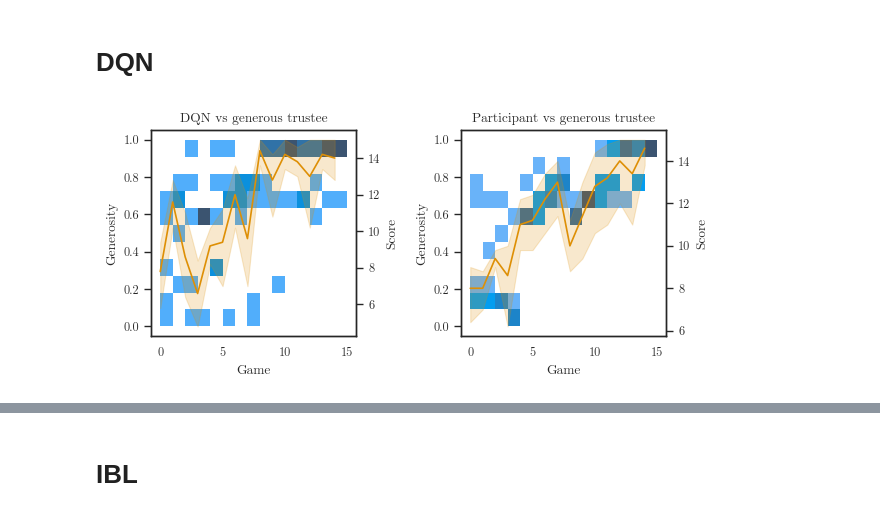
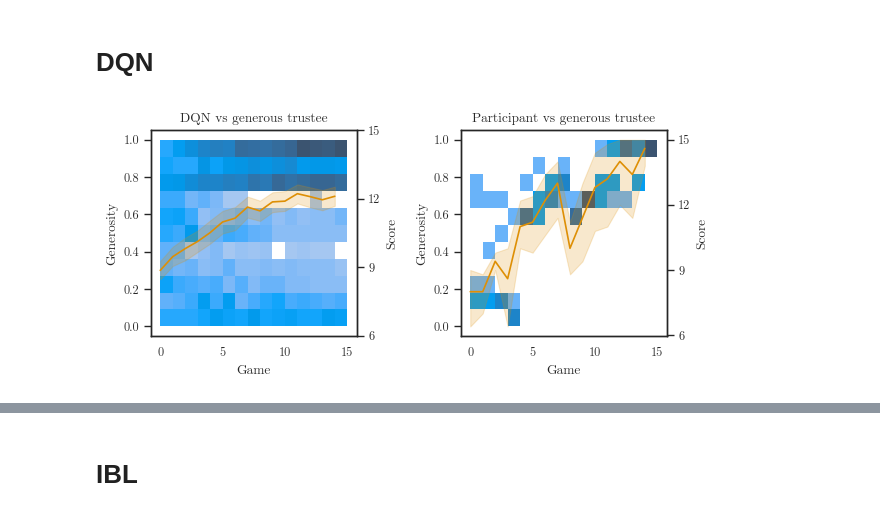
Before and after one commit to psipeter/social-value-orientation, a Jupyter notebook: experiment2.ipynb, the cells around one changed output, grey strips where cells are left out. Saved outputs shown, nothing was run; the diff lists cells and outputs as text; code cells hidden in the pictures.

```diff
--- a/experiment2.ipynb
+++ b/experiment2.ipynb
@@ -16,74 +16,49 @@ from T4T import *
 palette = sns.color_palette("colorblind")
 sns.set_palette(palette)
 sns.set(context='paper', style='white', font='CMU Serif', rc={'font.size':12, 'mathtext.fontset': 'cm'})
-# %%
-def run(agents, nGames, opponent, verbose=False):
-    dfs = []
-    for a, agent in enumerate(agents):
-        if verbose: print(f"{agent.ID}")
-        if opponent=='greedy':
-            t4ts = make_greedy_trustees(nGames, seed=a)
-        elif opponent=='generous':
-            t4ts = make_generous_trustees(nGames, seed=a)
-        for g in range(nGames):
-            if verbose: print(f"game {g}")
-            df = play_game(agent, t4ts[g], gameID=g, train=True)
-            dfs.extend(df)
-        del(agent)
-    data = pd.concat(dfs, ignore_index=True)
-    return data
 # %% [markdown]
 # DQN
 # %%
-nAgents = 1
+nAgents = 30
 nGames = 15
 pid = 'sree'
-
-seed=477
-nNeurons=67
-tau=2
-alpha=0.55
-gamma=0.53
-w_o=0.93
-w_i=0.01
-
 emp = pd.read_pickle("data/human_data_cleaned.pkl").query("ID==@pid & player=='investor'")
 opponent = emp['opponent'].unique()[0]
 
 agents = []
 for n in range(nAgents):
     agents.append(
         DQN(
         'investor',
         ID=f"DQN{n}",
         seed=seed if nAgents==1 else n,
-        nNeurons=nNeurons,
-        tau=tau,
-        alpha=alpha,
-        gamma=gamma,
+        nNeurons=100,
+        tau=5.1,
+        alpha=0.042,
+        gamma=0.95,
         explore='exponential',
         update='SARSA',
         w_s=1.0,
-        w_o=w_o,
-        w_i=w_i,
+        w_o=0,
+        w_i=0,
         nGames=nGames)
     )
 
-agentIDs = [agent.ID for agent in agents]
-sim = run(agents, nGames=nGames, opponent=opponent).query("ID in @agentIDs")
+IDs = [agent.ID for agent in agents]
+sim = run(agents, nGames=nGames, opponent=opponent).query("ID in @IDs")
 
 fig, axes = plt.subplots(nrows=1, ncols=2, figsize=((6.38, 3)))
 sns.histplot(data=sim, x='game', y='generosity', bins=(15, 11), binrange=((0, nGames),(0, 1)), ax=axes[0], color=palette[0])
 ax2 = axes[0].twinx()
 sns.lineplot(data=sim, x='game', y='coins', ax=ax2, color=palette[1])
 axes[0].set(title=f'DQN vs {opponent} trustee', xlabel='Game', ylabel='Generosity', yticks=((0.0, 0.2, 0.4, 0.6, 0.8, 1.0)))
-ax2.set(ylabel='Score')
+ax2.set(ylabel='Score', yticks=((6,9,12,15)))
 sns.histplot(data=emp, x='game', y='generosity', bins=(15, 11), binrange=((0, nGames),(0, 1)), ax=axes[1], color=palette[0])
 ax3 = axes[1].twinx()
 sns.lineplot(data=emp, x='game', y='coins', ax=ax3, color=palette[1])
 axes[1].set(title=f'Participant vs {opponent} trustee', xlabel='Game', ylabel='Generosity', yticks=((0.0, 0.2, 0.4, 0.6, 0.8, 1.0)))
-ax3.set(ylabel='Score')
+ax3.set(ylabel='Score', yticks=((6,9,12,15)))
 
 plt.tight_layout()
 # %% [output]
-[figure, old version]
+[figure, new version]
```
Also changed, not shown: parts of 4 cells of this notebook, 5 other files.
